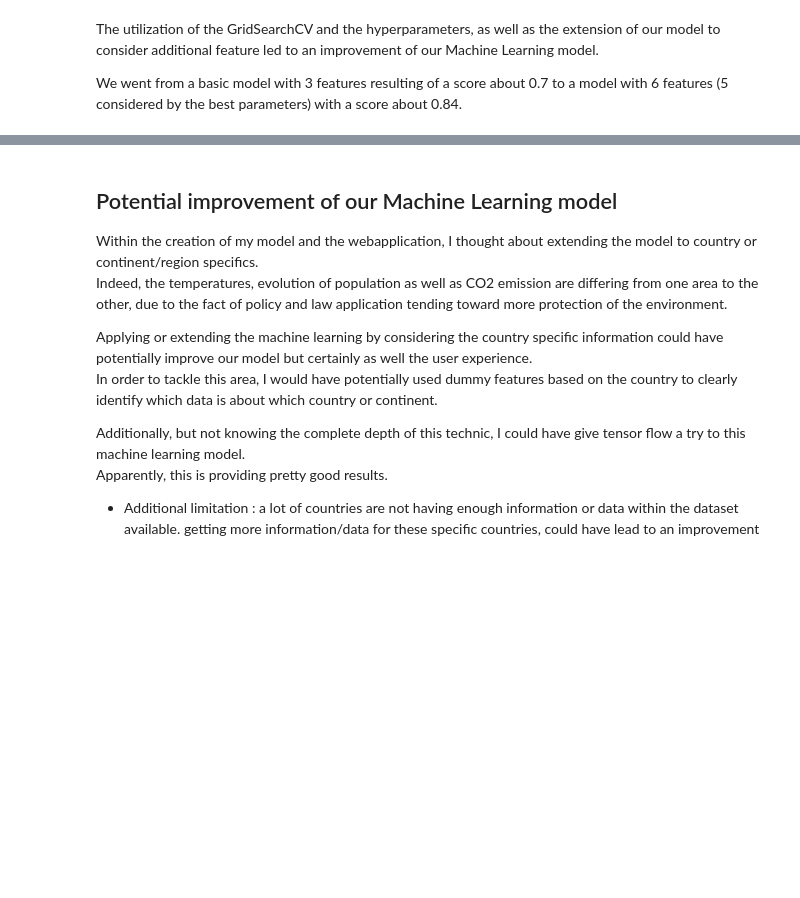
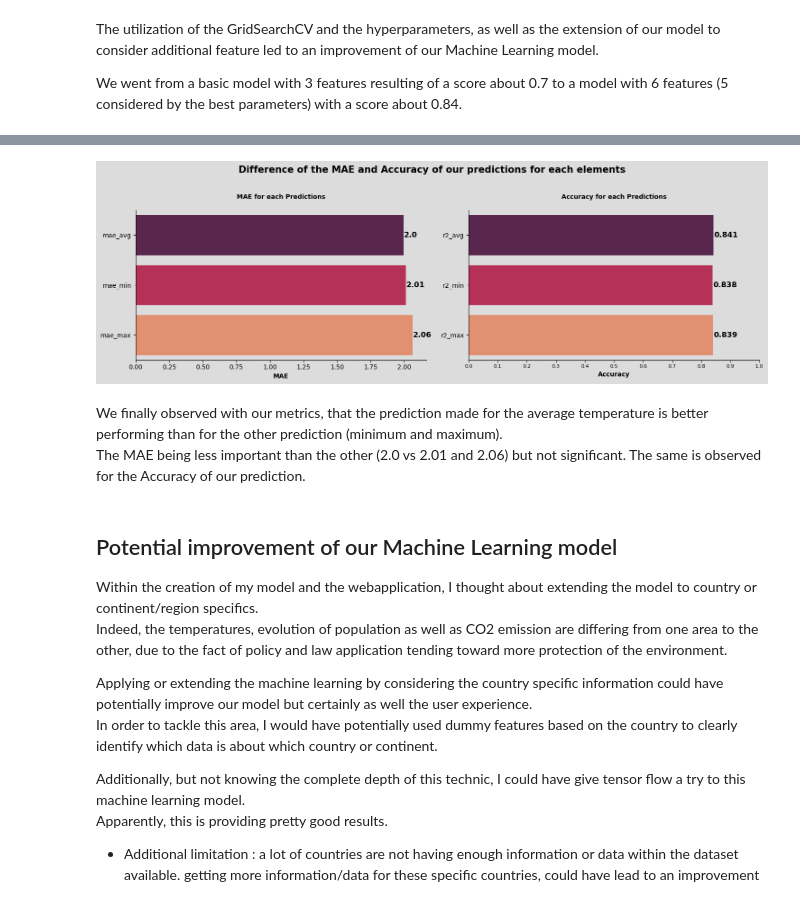
Before and after one commit to Seb70197/Weather_Prediction, a Jupyter notebook: Project_Weather.ipynb, the cells around one changed output, grey strips where cells are left out. Cells and saved outputs as stored; diff of their text form; code cells hidden in the pictures; blank space fills up the shorter version.

Commit message:
Update of Metrics within the Notebook

```diff
--- a/Project_Weather.ipynb
+++ b/Project_Weather.ipynb
@@ -813,3 +891,68 @@ We went from a basic model with 3 features resulting of a score about 0.7 to a m
+# %%
+#creation of the prediction MAE and Accuracy for each elements of our model
+mae_avg = mean_absolute_error(y_test['avg_temp_c'], predictions['avg_temp_c'])
+r2_avg = r2_score(y_test['avg_temp_c'], predictions['avg_temp_c'])
+
+mae_max = mean_absolute_error(y_test['max_temp_c'], predictions['max_temp_c'])
+r2_max= r2_score(y_test['max_temp_c'], predictions['max_temp_c'])
+
+mae_min = mean_absolute_error(y_test['min_temp_c'], predictions['min_temp_c'])
+r2_min= r2_score(y_test['min_temp_c'], predictions['min_temp_c'])
+# %%
+#create lists of values containing our accuracy and mae
+accuracy = [r2_avg, r2_min, r2_max]
+mae = [mae_avg, mae_min, mae_max]
+
+
+%matplotlib inline
+plt.figure(figsize=(15,5), facecolor='gainsboro')
+plt.suptitle('Difference of the MAE and Accuracy of our predictions for each elements\n', weight='bold', size=15)
+
+plt.subplot(1,2,1)
+
+#plot the bars of the mae
+sb.barplot(x=mae,y=['mae_avg','mae_min','mae_max'], palette='rocket').set_facecolor('gainsboro')
+
+#improve visualization title and content
+plt.ylabel('')
+plt.xlabel('MAE', weight='bold', size=10)
+plt.title('MAE for each Predictions\n', weight='bold', size=10)
+
+plt.gca().spines['top'].set_visible(False)
+plt.gca().spines['right'].set_visible(False)
+
+#ploting value labels for each bar
+for i in range(0,3):
+    count = mae[0:3][i]
+    count_string = i
+    plt.text(count+0.002, count_string, f'{count:.3}', va='center', size=12, weight='bold');
+
+plt.subplot(1,2,2)
+#plot the bars of the scores
+sb.barplot(x=accuracy,y=['r2_avg','r2_min','r2_max'], palette='rocket').set_facecolor('gainsboro')
+
+#improve visualization title and content
+plt.ylabel('')
+plt.xlabel('Accuracy', weight='bold', size=10)
+plt.title('Accuracy for each Predictions\n', weight='bold', size=10)
+plt.xticks(list(np.arange(0,1.1,0.1)), size=8)
+
+plt.gca().spines['top'].set_visible(False)
+plt.gca().spines['right'].set_visible(False)
+
+#ploting value labels for each bar
+for i in range(0,3):
+    count = accuracy[0:3][i]
+    count_string = i
+    plt.text(count+0.002, count_string, f'{count:.3}', va='center', size=12, weight='bold');
+
+
+plt.tight_layout()
+# %% [output]
+[figure, added]
+# %% [markdown]
+We finally observed with our metrics, that the prediction made for the average temperature is better performing than for the other prediction (minimum and maximum).
+The MAE being less important than the other (2.0 vs 2.01 and 2.06) but not significant. The same is observed for the Accuracy of our prediction.
 # %% [markdown]
 ## Potential improvement of our Machine Learning model
 
```
Also changed, not shown: parts of 10 cells of this notebook.
